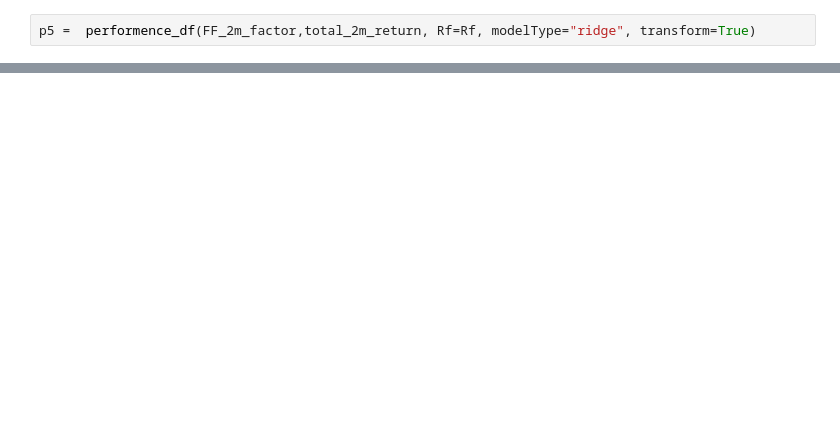
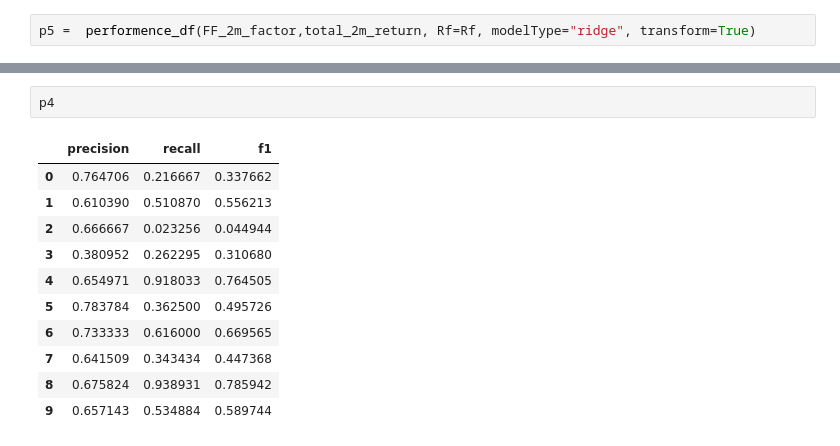
Before and after one commit to DominicRicci/CSS_Project, a Jupyter notebook: CSS100.ipynb, the cells around one changed output, grey strips where cells are left out. Drawn from its saved outputs; the diff is of its cells as text; blank space fills up the shorter version.

```diff
--- a/CSS100.ipynb
+++ b/CSS100.ipynb
@@ -598,0 +695,14 @@ dtype: float64
+# %%
+p4
+# %% [output]
+|  | precision | recall | f1 |
+| 0 | 0.764706 | 0.216667 | 0.337662 |
+| 1 | 0.610390 | 0.510870 | 0.556213 |
+| 2 | 0.666667 | 0.023256 | 0.044944 |
+| 3 | 0.380952 | 0.262295 | 0.310680 |
+| 4 | 0.654971 | 0.918033 | 0.764505 |
+| 5 | 0.783784 | 0.362500 | 0.495726 |
+| 6 | 0.733333 | 0.616000 | 0.669565 |
+| 7 | 0.641509 | 0.343434 | 0.447368 |
+| 8 | 0.675824 | 0.938931 | 0.785942 |
+| 9 | 0.657143 | 0.534884 | 0.589744 |
```
Also changed, not shown: parts of 14 cells of this notebook.
